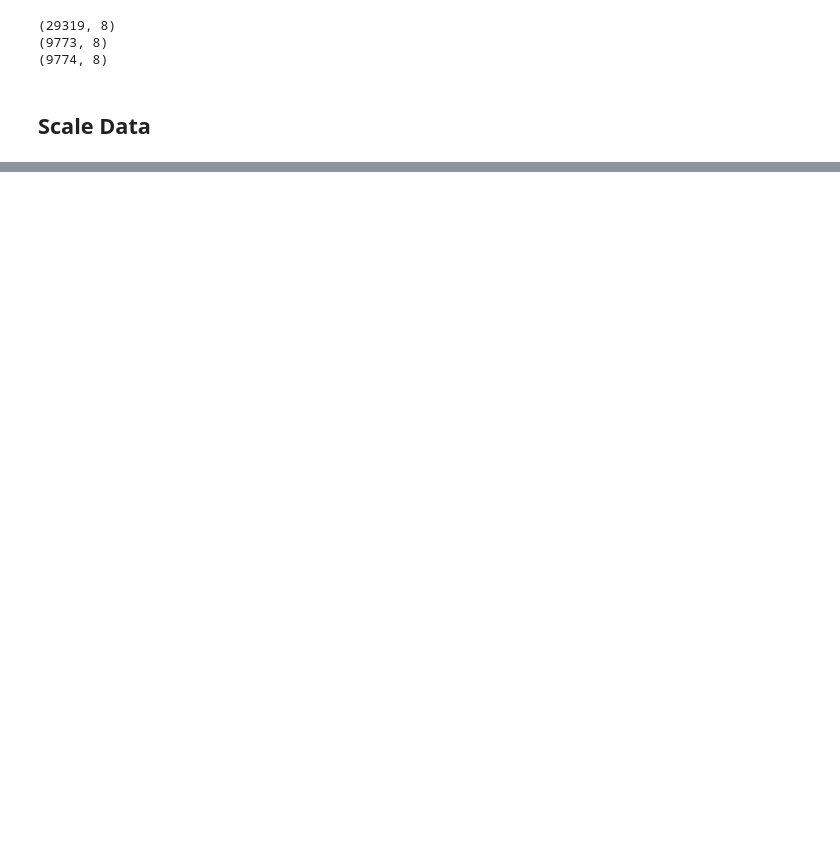
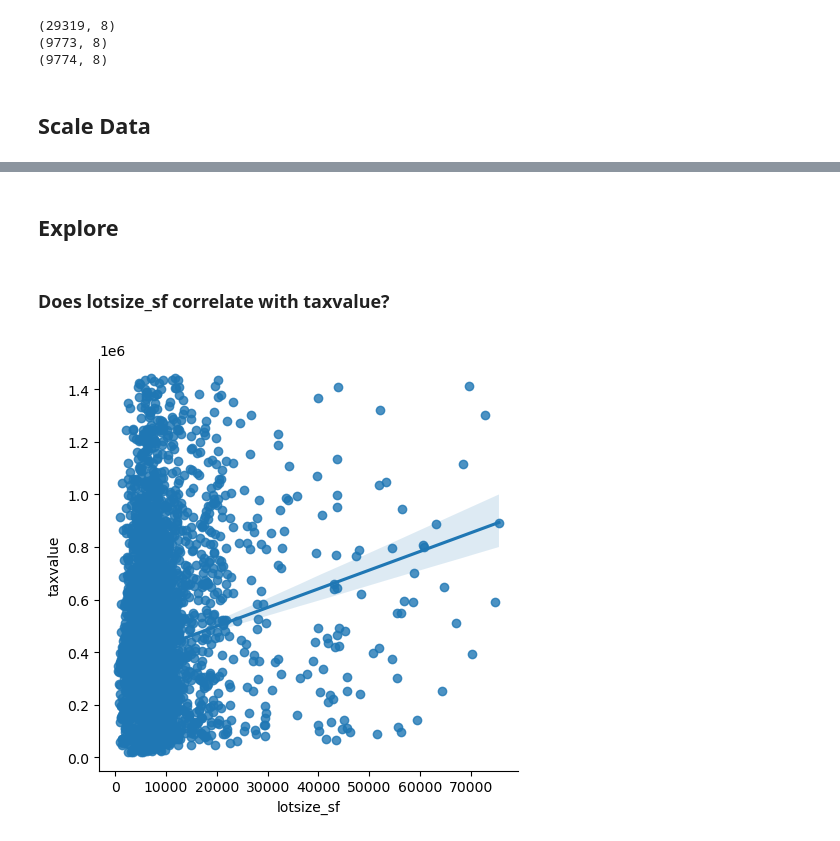
Before and after one commit to Brian-ONeil/project2_zillow, a Jupyter notebook: non_final_report.ipynb, the cells around one changed output, grey strips where cells are left out. Cells and saved outputs as stored; diff of their text form; code cells hidden in the pictures; blank space fills up the shorter version.

```diff
--- a/non_final_report.ipynb
+++ b/non_final_report.ipynb
@@ -416,0 +383,8 @@ ValueError: Cannot take a larger sample than population when 'replace=False'
+# %% [markdown]
+## Explore
+# %% [markdown]
+### Does lotsize_sf correlate with taxvalue?
+# %%
+ev.lotsize_plot_lmplot(train)
+# %% [output]
+[figure, added]
```
Also changed, not shown: parts of 89 cells of this notebook, 5 other files.
